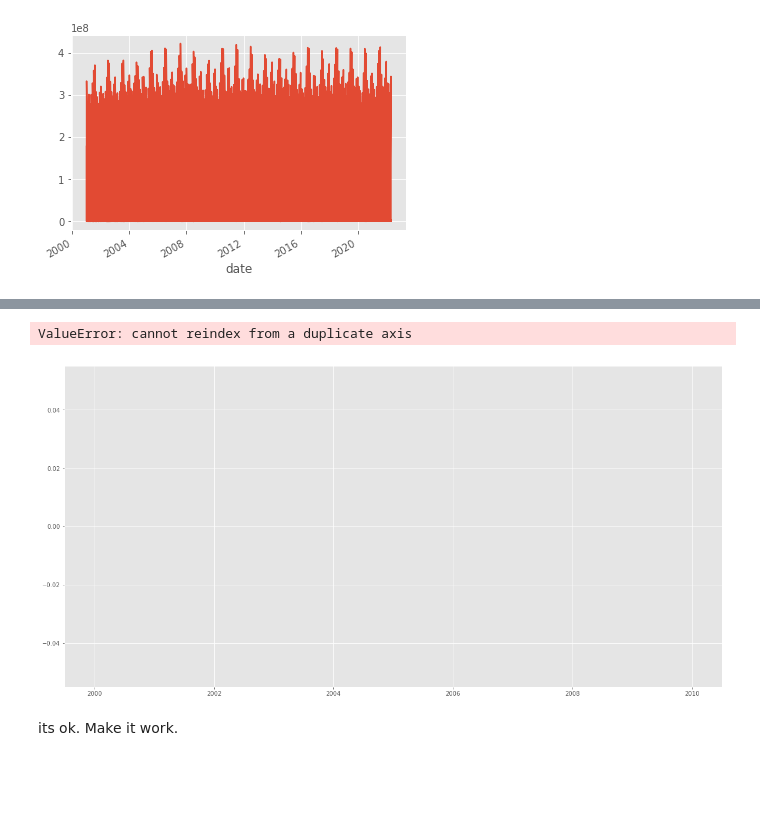
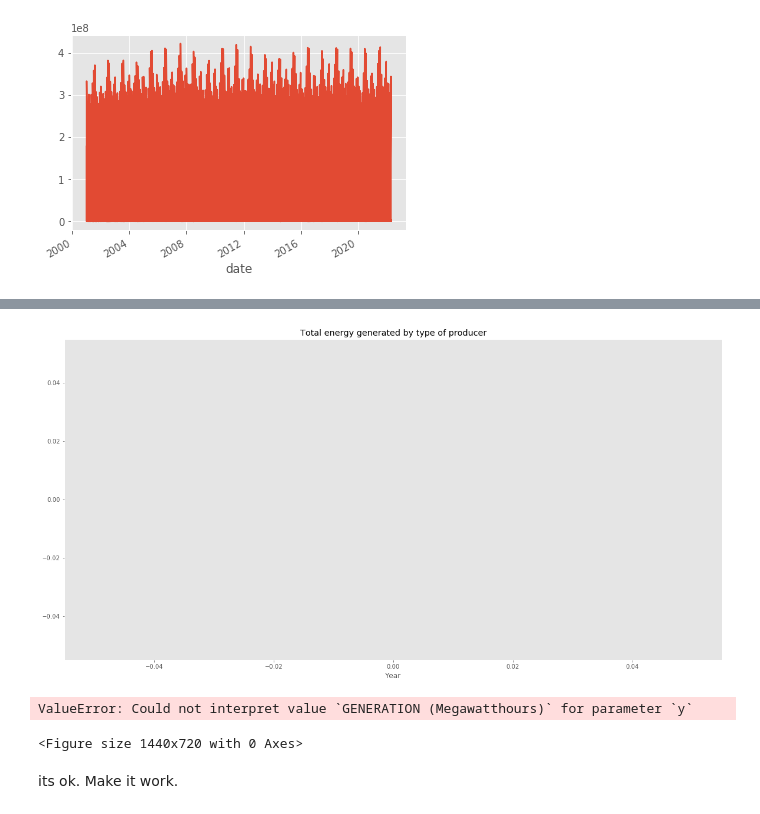
Before and after one commit to MNLKuzmin/USEnergy_Generation, a Jupyter notebook: TimeseriesNotebook.ipynb, the cells around one changed output, grey strips where cells are left out. Cells and saved outputs as stored; diff of their text form; code cells hidden in the pictures; blank space fills up the shorter version.

```diff
--- a/TimeseriesNotebook.ipynb
+++ b/TimeseriesNotebook.ipynb
@@ -302,10 +343,26 @@ US_total['GENERATION (Megawatthours)'].plot();
+# %%
+#Figsize
+plt.figure(figsize=(20,10))
+#Seaborn style
+#sns.color_palette("tab10")
+#Plot - using mdates for correct datetime format
+#sns.scatterplot(data=US_source,
+#                x="date",y="Generation (Megawatthours)",hue="ENERGY SOURCE").xaxis.set_major_formatter(mdates.DateFormatter('%Y'))
+plt.plot(x="date",y="Generation (Megawatthours)", kind='line')
+#Plot additional properties
+plt.grid()
+#plt.xticks([str(i+2001)+"-01-01" for i in range(22)])
+plt.title("Total energy generated by type of producer")
+plt.xlabel("Year")
+plt.show();
+# %% [output]
+[figure, added]
 # %%
 plt.figure(figsize=(20,10))
 #Seaborn style
 sns.color_palette("tab10")
 #Plot - using mdates for correct datetime format
-sns.lineplot(data=US_total,x=US_total.index ,
-             y="GENERATION (Megawatthours)",hue="ENERGY SOURCE")
+sns.lineplot(data=pd.melt(US_source, ['ENERGY SOURCE']), x=US_source.index ,y="GENERATION (Megawatthours)",hue="ENERGY SOURCE")
 #Plot additional properties
 #plt.grid()
 #plt.xticks([str(i+2001)+"-01-01" for i in range(22)])
@@ -313,5 +370,5 @@ sns.lineplot(data=US_total,x=US_total.index ,
 #plt.xlabel("Year");
 plt.show()
 # %% [output]
-ValueError: cannot reindex from a duplicate axis
+ValueError: Could not interpret value `GENERATION (Megawatthours)` for parameter `y`
-[figure, removed]
+<Figure size 1440x720 with 0 Axes>
```
Also changed, not shown: parts of 33 cells of this notebook.
